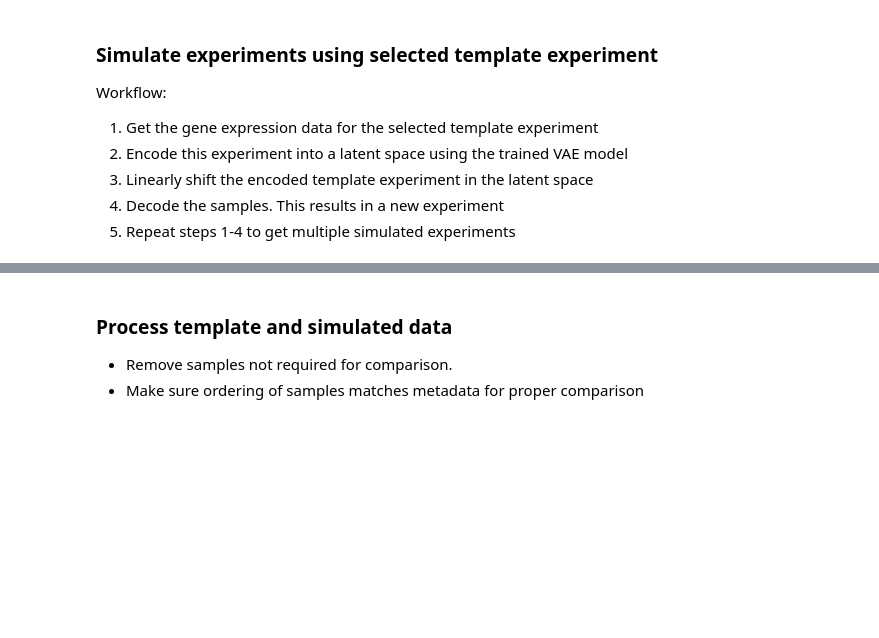
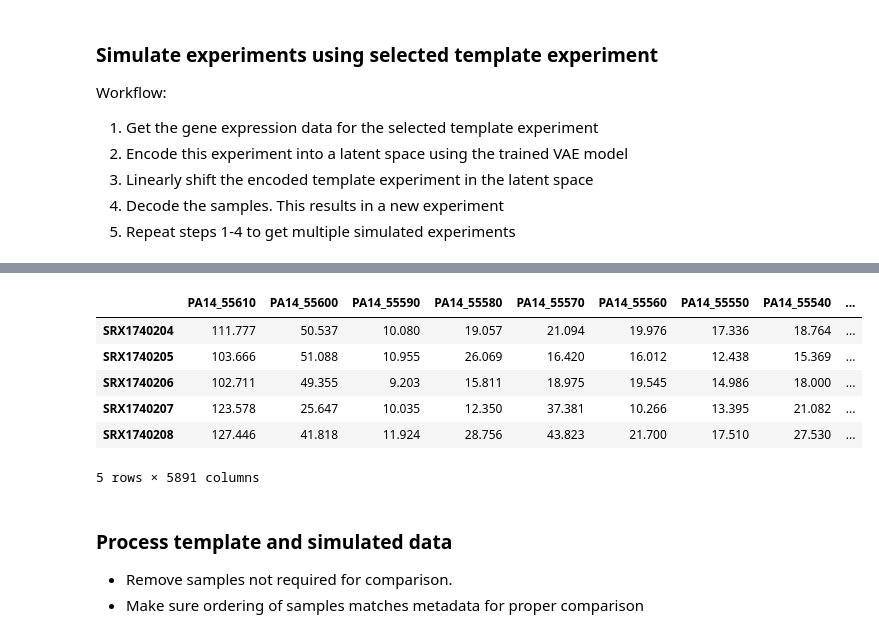
Before and after one commit to greenelab/generic-expression-patterns, a Jupyter notebook: pseudomonas_rnaseq_analysis/2_identify_generic_genes_pathways.ipynb, the cells around one changed output, grey strips where cells are left out. Cells and saved outputs as stored; diff of their text form; code cells hidden in the pictures; blank space fills up the shorter version.

```diff
--- a/pseudomonas_rnaseq_analysis/2_identify_generic_genes_pathways.ipynb
+++ b/pseudomonas_rnaseq_analysis/2_identify_generic_genes_pathways.ipynb
@@ -107,3 +402,19 @@ for run_id in range(num_runs):
+# %%
+simulated_filename = os.path.join(
+    local_dir, "pseudo_experiment", f"selected_simulated_data_{project_id}_1.txt"
+)
+
+test = pd.read_csv(simulated_filename, sep="\t", index_col=0, header=0)
+# %%
+test.head()
+# %% [output]
+|  | PA14_55610 | PA14_55600 | PA14_55590 | PA14_55580 | PA14_55570 | PA14_55560 | PA14_55550 | PA14_55540 | ... |
+| SRX1740204 | 111.777 | 50.537 | 10.080 | 19.057 | 21.094 | 19.976 | 17.336 | 18.764 | ... |
+| SRX1740205 | 103.666 | 51.088 | 10.955 | 26.069 | 16.420 | 16.012 | 12.438 | 15.369 | ... |
+| SRX1740206 | 102.711 | 49.355 | 9.203 | 15.811 | 18.975 | 19.545 | 14.986 | 18.000 | ... |
+| SRX1740207 | 123.578 | 25.647 | 10.035 | 12.350 | 37.381 | 10.266 | 13.395 | 21.082 | ... |
+| SRX1740208 | 127.446 | 41.818 | 11.924 | 28.756 | 43.823 | 21.700 | 17.510 | 27.530 | ... |
+5 rows × 5891 columns
 # %% [markdown]
 ### Process template and simulated data
 
```
Also changed, not shown: parts of 27 cells of this notebook, 8 other files.
